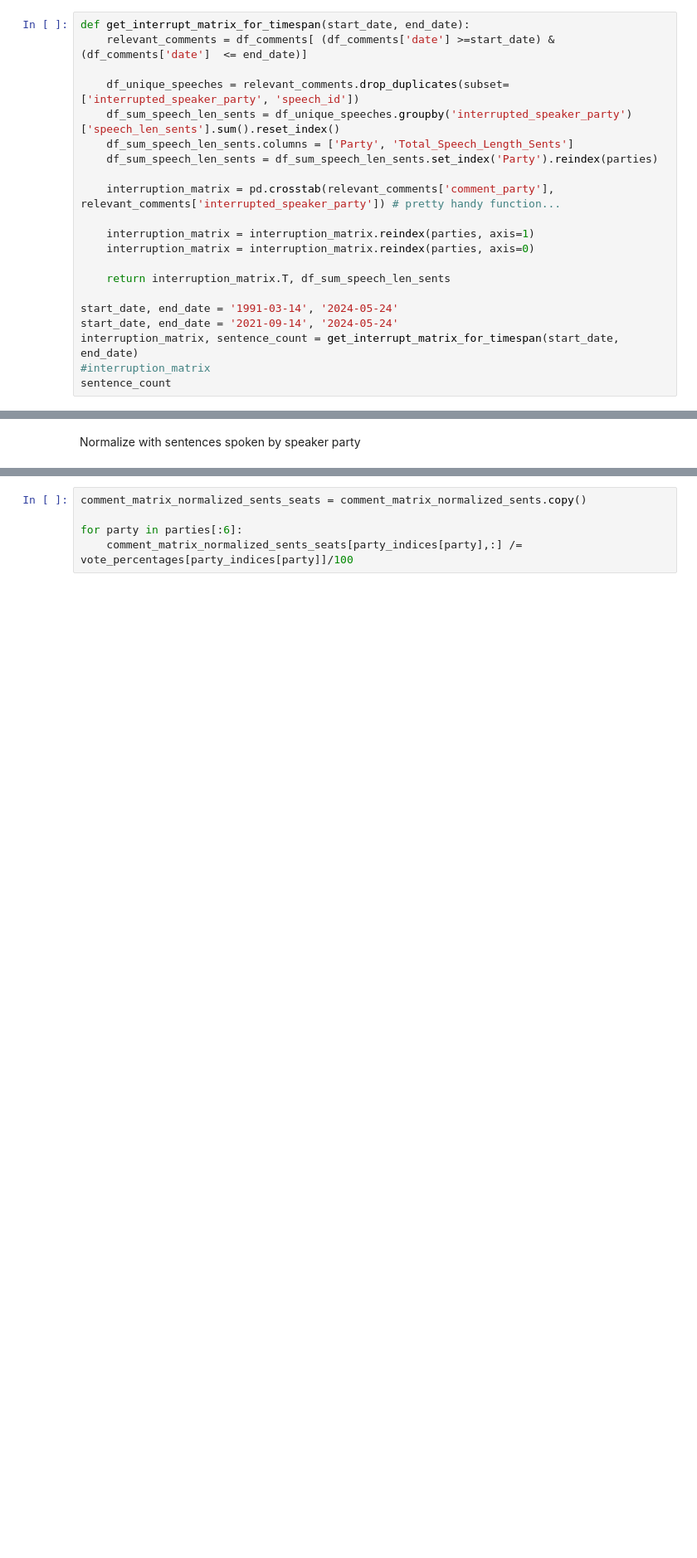
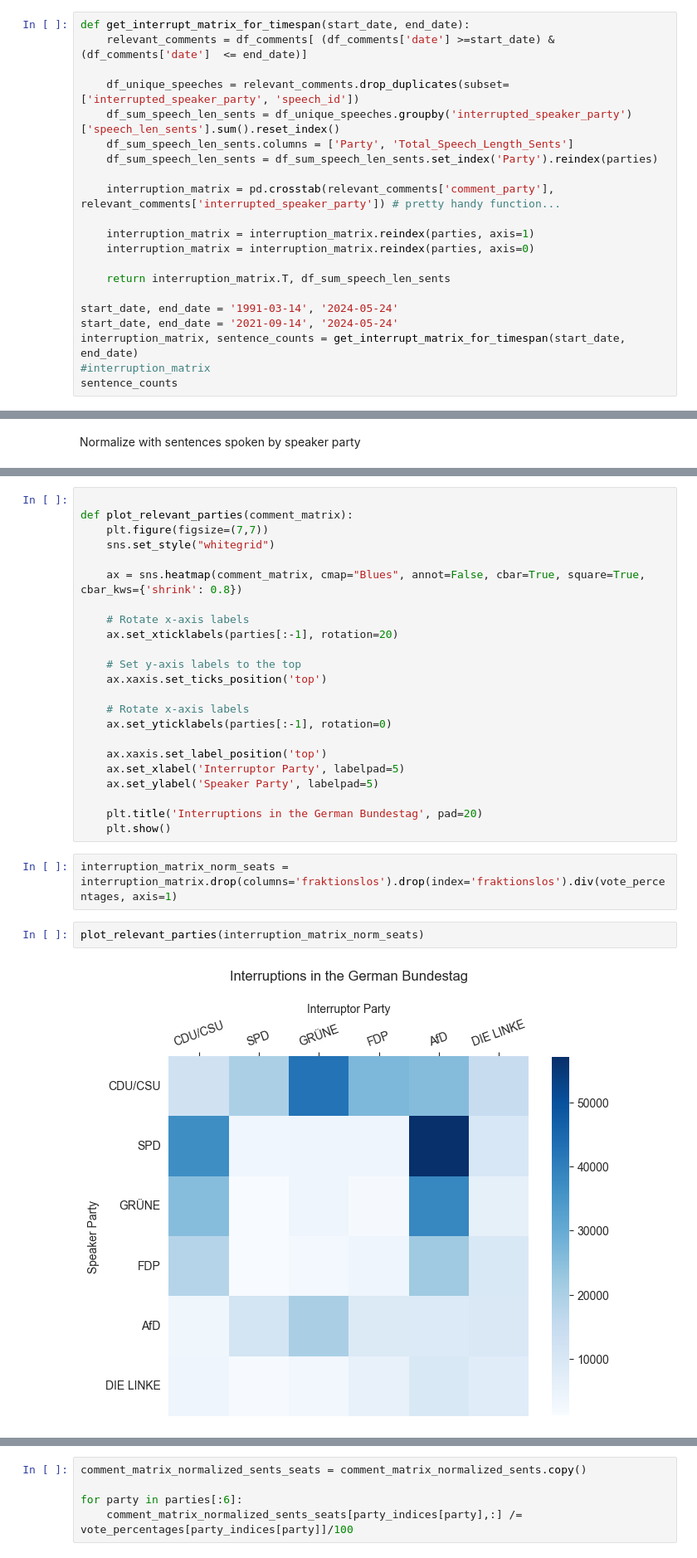
Before and after one commit to stellamoR/bundestag_zwischenrufe, a Jupyter notebook: 04_statistical_analysis.ipynb, the cells around one changed output, grey strips where cells are left out. Shown at 83% size. Drawn from its saved outputs; the diff is of its cells as text; blank space fills up the shorter version.

```diff
--- a/04_statistical_analysis.ipynb
+++ b/04_statistical_analysis.ipynb
@@ -163,9 +179,9 @@ def get_interrupt_matrix_for_timespan(start_date, end_date):
 
 start_date, end_date = '1991-03-14', '2024-05-24'
 start_date, end_date = '2021-09-14', '2024-05-24'
-interruption_matrix, sentence_count = get_interrupt_matrix_for_timespan(start_date, end_date)
+interruption_matrix, sentence_counts = get_interrupt_matrix_for_timespan(start_date, end_date)
 #interruption_matrix
-sentence_count
+sentence_counts
 # %% [output]
 |  | Total_Speech_Length_Sents |
 | Party |  |
@@ -212,0 +246,29 @@ interruption_matrix_norm_sents_seats = interruption_matrix_norm_sents.
+# %%
+
+def plot_relevant_parties(comment_matrix):
+    plt.figure(figsize=(7,7))
+    sns.set_style("whitegrid")
+
+    ax = sns.heatmap(comment_matrix, cmap="Blues", annot=False, cbar=True, square=True, cbar_kws={'shrink': 0.8})
+
+    # Rotate x-axis labels
+    ax.set_xticklabels(parties[:-1], rotation=20)
+
+    # Set y-axis labels to the top
+    ax.xaxis.set_ticks_position('top')
+
+    # Rotate x-axis labels
+    ax.set_yticklabels(parties[:-1], rotation=0)
+
+    ax.xaxis.set_label_position('top')
+    ax.set_xlabel('Interruptor Party', labelpad=5)
+    ax.set_ylabel('Speaker Party', labelpad=5)
+
+    plt.title('Interruptions in the German Bundestag', pad=20)
+    plt.show()
+# %%
+interruption_matrix_norm_seats = interruption_matrix.drop(columns='fraktionslos').drop(index='fraktionslos').div(vote_percentages, axis=1)
+# %%
+plot_relevant_parties(interruption_matrix_norm_seats)
+# %% [output]
+[figure, added]
```
Also changed, not shown: parts of 15 cells of this notebook.
